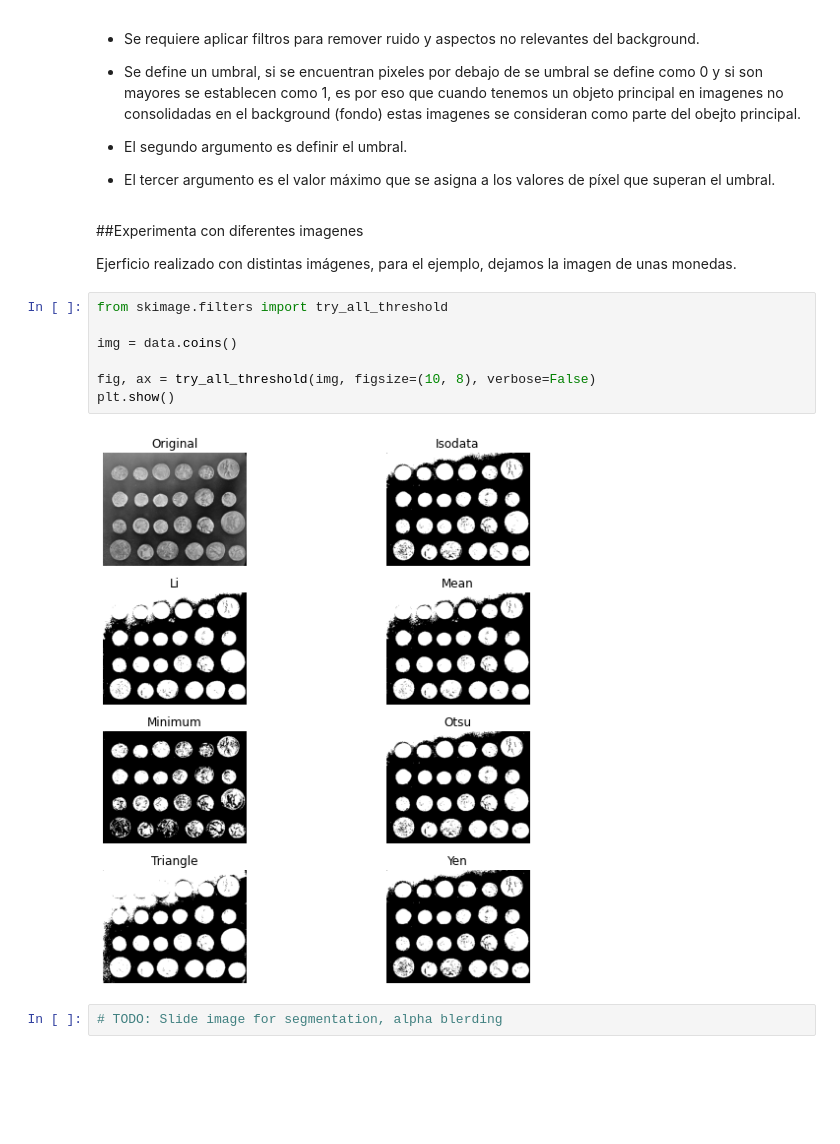
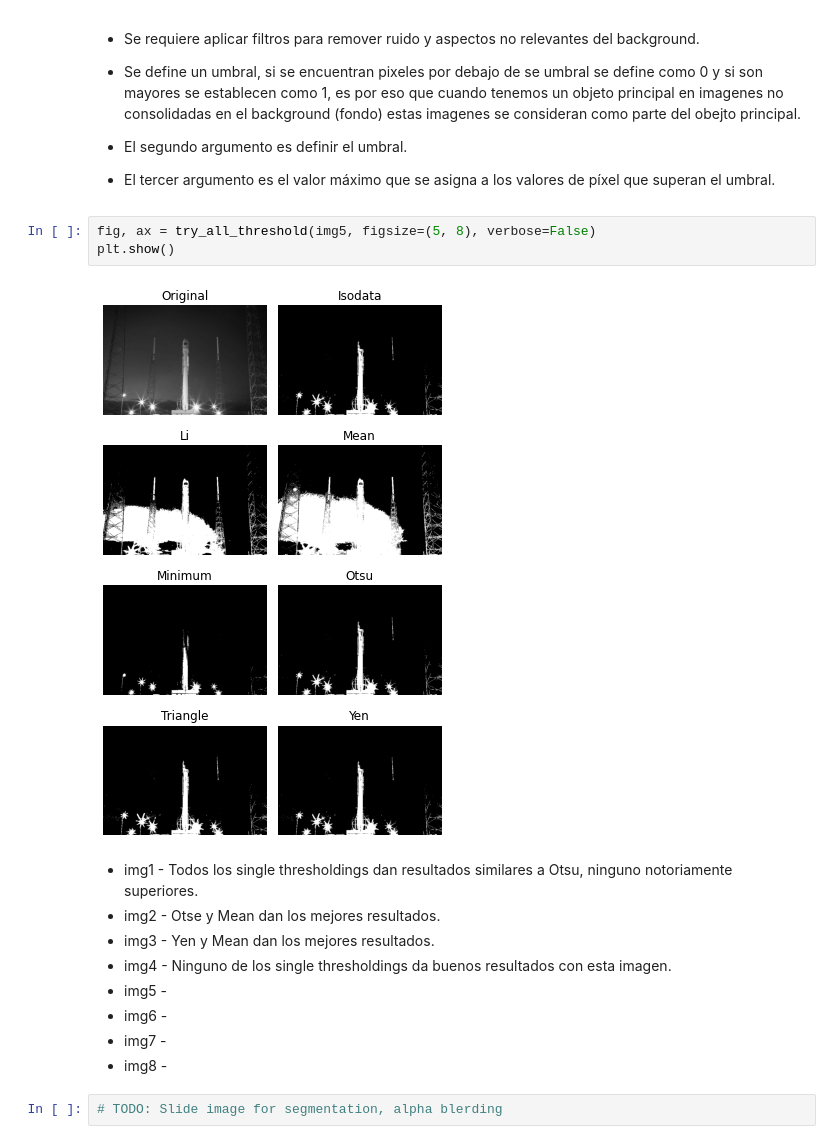
Before and after one commit to andreac941/ComputerVision-Eq3, a Jupyter notebook: 9.4_Segmentation_Otsu_Eq10.ipynb, the cells around one changed output. Saved outputs shown, nothing was run; the diff lists cells and outputs as text; blank space fills up the shorter version.

```diff
--- a/9.4_Segmentation_Otsu_Eq10.ipynb
+++ b/9.4_Segmentation_Otsu_Eq10.ipynb
@@ -185,19 +185,20 @@ Intentamos Single Thresholding de la base de imágenes "data" de skimage con las
 * El segundo argumento es definir el umbral.
 
 * El tercer argumento es el valor máximo que se asigna a los valores de píxel que superan el umbral.
-# %% [markdown]
-##Experimenta con diferentes imagenes
-
-Ejerficio realizado con distintas imágenes, para el ejemplo, dejamos la imagen de unas monedas.
 # %%
-from skimage.filters import try_all_threshold
-
-img = data.coins()
-
-fig, ax = try_all_threshold(img, figsize=(10, 8), verbose=False)
+fig, ax = try_all_threshold(img5, figsize=(5, 8), verbose=False)
 plt.show()
 # %% [output]
-[figure, old version]
+[figure, new version]
+# %% [markdown]
+* img1 - Todos los single thresholdings dan resultados similares a Otsu, ninguno notoriamente superiores.
+* img2 - Otse y Mean dan los mejores resultados.
+* img3 - Yen y Mean dan los mejores resultados.
+* img4 - Ninguno de los single thresholdings da buenos resultados con esta imagen.
+* img5 -
+* img6 -
+* img7 -
+* img8 -
 # %%
 # TODO: Slide image for segmentation, alpha blerding
 # %% [markdown]
```
Also changed, not shown: parts of 4 cells of this notebook.
